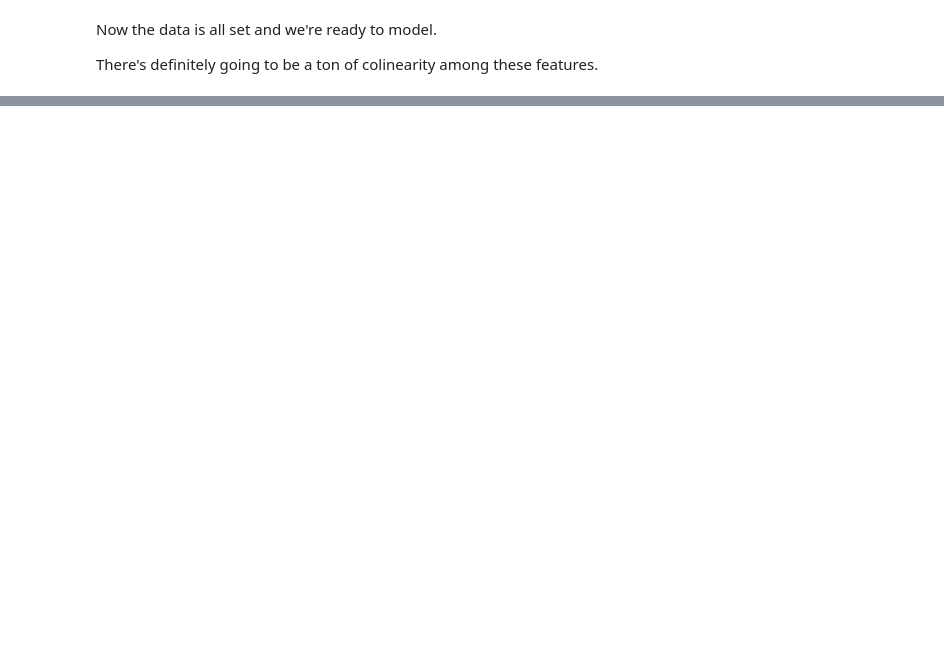
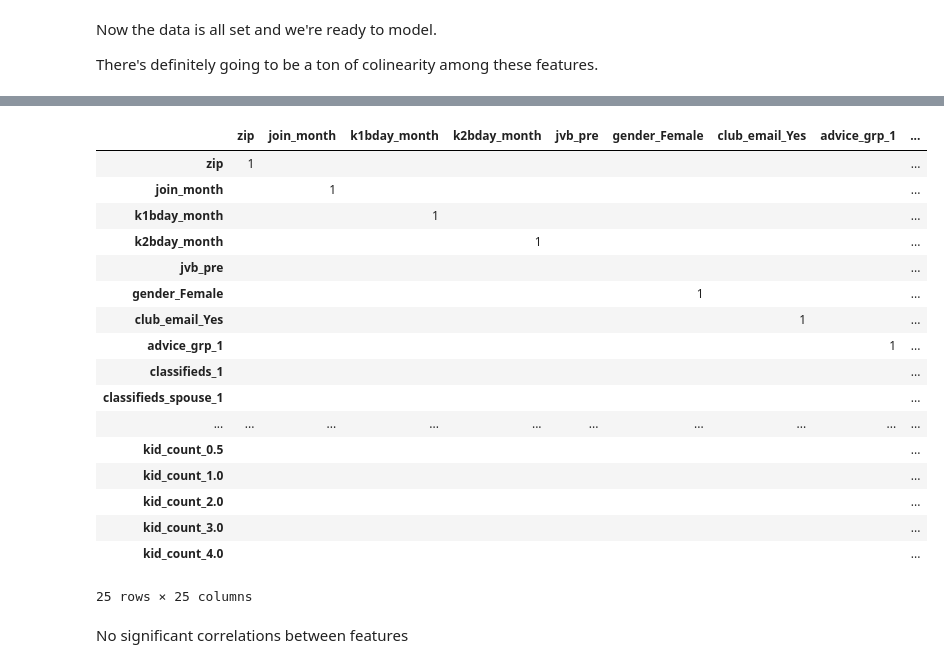
Before and after one commit to ajbentley/GA-DSI, a Jupyter notebook: projects/psp/psp_model.ipynb, the cells around one changed output, grey strips where cells are left out. Cells and saved outputs as stored; diff of their text form; code cells hidden in the pictures; blank space fills up the shorter version.

```diff
--- a/projects/psp/psp_model.ipynb
+++ b/projects/psp/psp_model.ipynb
@@ -249,3 +299,7 @@ dfn = dfn.ix[1:]
 # expiration date and the 2nd child's birthday (defaults to 1st child if no second)
 
 dfn['exp_v_birth'] = (dfn['exp_date']-dfn['kid2_bday']).astype('timedelta64[m]')
+# %%
+# cutting this to all numeric
+
+dfn.drop(['city','state','mem_type','status'], axis=1, inplace=True)
@@ -257,0 +373,18 @@ There's definitely going to be a ton of colinearity among these features.
+# %%
+# drop datetime columns
+dfn_r.drop(['joined','exp_date','last_renewal_date','kid1_bday','kid2_bday','k1bday_year','k2bday_year'], axis=1, inplace=True)
+
+# drop columns that are specifically date-related (since we're predicting time) and mem_no, since that is meaningless
+dfn_r.drop(['mem_no','join_year','exp_year','mem_duration','exp_v_birth','dup_NO','dup_YES'], axis=1, inplace=True)
+
+# dropping all parent status because you have to be a parent or expecting to be a member/pre-birth captured elsewhere
+dfn_r.drop(['parent_status_No','parent_status_No, but we are pregnant/adopting','parent_status_Yes'],\
+            axis=1, inplace=True)
+
+# dropping columns that have dummies
+dfn_r.drop(['dup','parent_status','gender','club_email','advice_grp','classifieds','classifieds_spouse',\
+            'tony_kids','discovered','kid_count'],axis=1, inplace=True)
+
+# dropping negative of paired dummies
+dfn_r.drop(['club_email_No','gender_Male','advice_grp_0','classifieds_0','classifieds_spouse_0',\
+            'tony_kids_No'],axis=1, inplace=True)
@@ -257,0 +419,7 @@ There's definitely going to be a ton of colinearity among these features.
+# %%
+# move target (long_short) to first column
+
+l_s = dfn_r['long_short']
+dfn_r.drop(labels=['long_short'], axis=1,inplace = True)
+dfn_r.insert(0, 'long_short', l_s)
+dfn_r.head()
@@ -257,0 +434,5 @@ There's definitely going to be a ton of colinearity among these features.
+# %%
+# define data and target for logistic regression
+
+data_df   = dfn_r[list(dfn_r.columns[1:])]
+target_df = dfn_r['long_short']
@@ -271,0 +526,24 @@ logit = sm.Logit(dfn_r["long-short"], dfn_r[train_cols])
+# %%
+dfc_corr = abs(data_df.corr())
+
+dfc_corr = dfc_corr.applymap(lambda x: x if x >= 0.9 else '')
+dfc_corr
+# %% [output]
+|  | zip | join_month | k1bday_month | k2bday_month | jvb_pre | gender_Female | club_email_Yes | advice_grp_1 | ... |
+| zip | 1 |  |  |  |  |  |  |  | ... |
+| join_month |  | 1 |  |  |  |  |  |  | ... |
+| k1bday_month |  |  | 1 |  |  |  |  |  | ... |
+| k2bday_month |  |  |  | 1 |  |  |  |  | ... |
+| jvb_pre |  |  |  |  |  |  |  |  | ... |
+| gender_Female |  |  |  |  |  | 1 |  |  | ... |
+| club_email_Yes |  |  |  |  |  |  | 1 |  | ... |
+| advice_grp_1 |  |  |  |  |  |  |  | 1 | ... |
+| classifieds_1 |  |  |  |  |  |  |  |  | ... |
+| classifieds_spouse_1 |  |  |  |  |  |  |  |  | ... |
+| ... | ... | ... | ... | ... | ... | ... | ... | ... | ... |
+| kid_count_0.5 |  |  |  |  |  |  |  |  | ... |
+| kid_count_1.0 |  |  |  |  |  |  |  |  | ... |
+| kid_count_2.0 |  |  |  |  |  |  |  |  | ... |
+| kid_count_3.0 |  |  |  |  |  |  |  |  | ... |
+| kid_count_4.0 |  |  |  |  |  |  |  |  | ... |
+25 rows × 25 columns
@@ -271,0 +553,2 @@ logit = sm.Logit(dfn_r["long-short"], dfn_r[train_cols])
+# %% [markdown]
+No significant correlations between features
```
Also changed, not shown: parts of 39 cells of this notebook, 11 other files.
